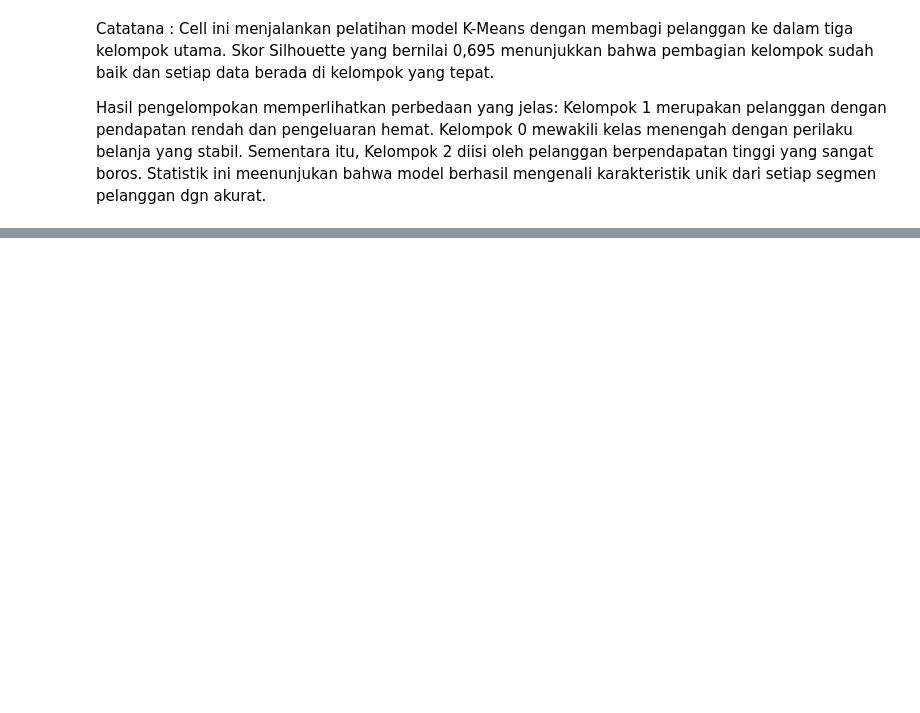
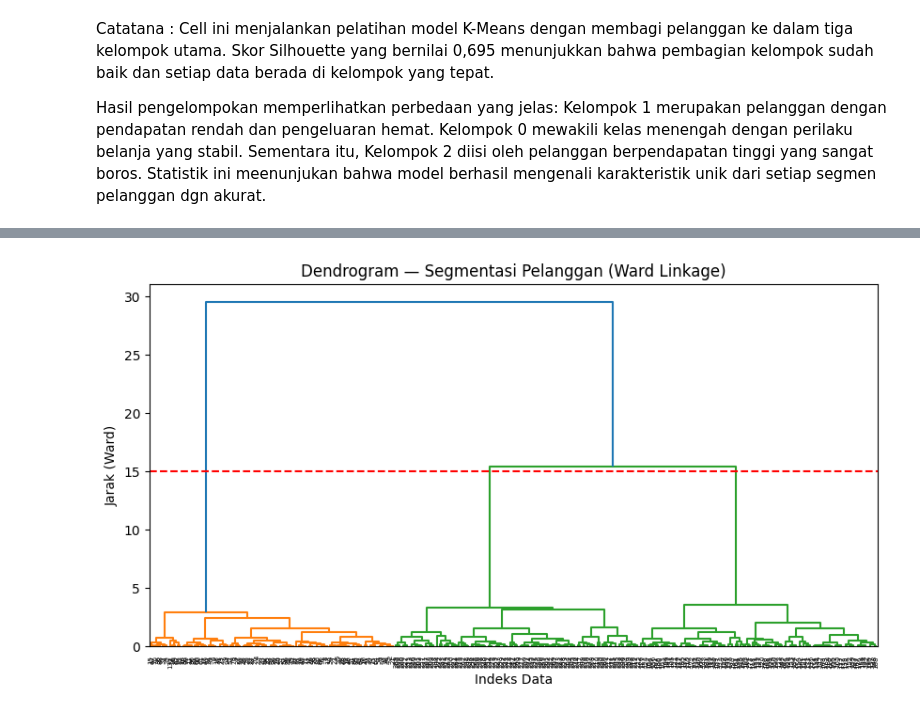
Before and after one commit to sulthanalihsan/data-science-2026, a Jupyter notebook: Pertemuan11_Muhamad_Sulthan_Al_Ihsan_250401020154.ipynb, the cells around one changed output, grey strips where cells are left out. Saved outputs shown, nothing was run; the diff lists cells and outputs as text; code cells hidden in the pictures; blank space fills up the shorter version.

Commit message:
selesai langkah 6

```diff
--- a/Pertemuan11_Muhamad_Sulthan_Al_Ihsan_250401020154.ipynb
+++ b/Pertemuan11_Muhamad_Sulthan_Al_Ihsan_250401020154.ipynb
@@ -122,0 +193,13 @@ Hasil pengelompokan memperlihatkan perbedaan yang jelas: Kelompok 1 merupakan pe
+# %%
+from scipy.cluster.hierarchy import dendrogram, linkage
+Z = linkage(X_scaled, method='ward')
+plt.figure(figsize=(10, 5))
+dendrogram(Z)
+plt.title('Dendrogram — Segmentasi Pelanggan (Ward Linkage)')
+plt.xlabel('Indeks Data'); plt.ylabel('Jarak (Ward)')
+plt.axhline(y=15, color='red', linestyle='--') # contoh garis potong
+plt.show()
+# Bandingkan: apakah jumlah cluster dari dendrogram (garis potong)
+# konsisten dengan K optimal hasil Metode Elbow pada Langkah 3?
+# %% [output]
+[figure, added]
```
Also changed, not shown: parts of 8 cells of this notebook.
